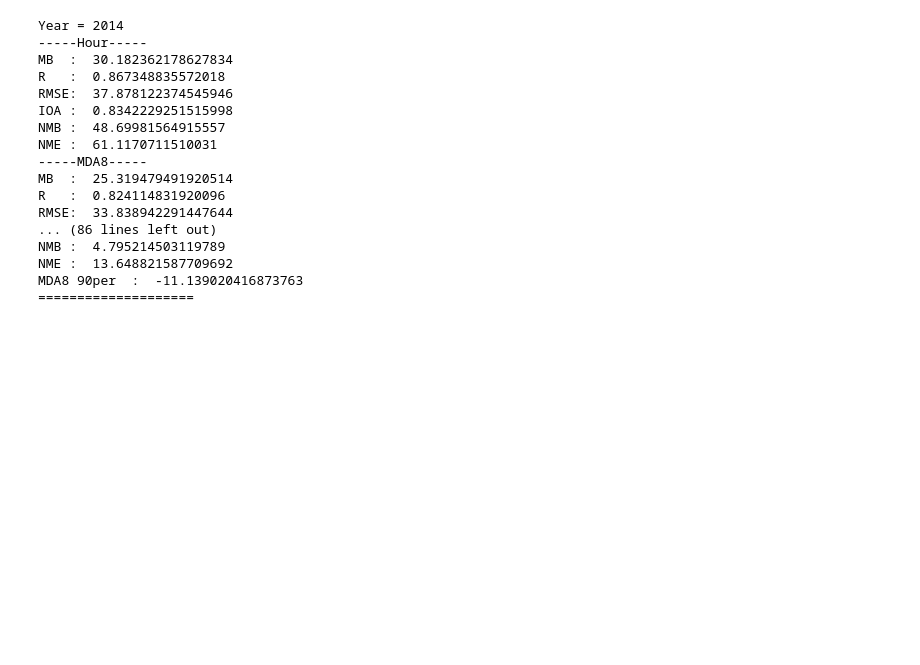
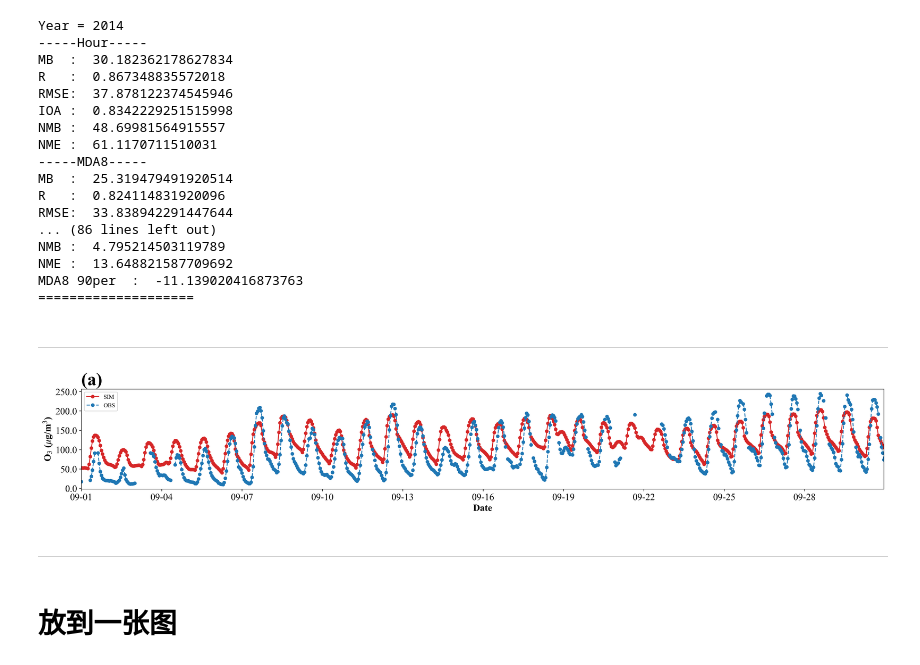
Before and after one commit to Iphisxu/MasterGRAD-Annually, a Jupyter notebook: scripts/Data_evaluation/O3_new.ipynb, the cells around one changed output. Saved outputs shown, nothing was run; the diff lists cells and outputs as text; code cells hidden in the pictures; blank space fills up the shorter version.

```diff
--- a/scripts/Data_evaluation/O3_new.ipynb
+++ b/scripts/Data_evaluation/O3_new.ipynb
@@ -139,3 +139,5 @@ NMB :  4.795214503119789
 NME :  13.648821587709692
 MDA8 90per  :  -11.139020416873763
 ====================
+# %% [markdown]
+---
@@ -141,0 +165,34 @@ MDA8 90per  :  -11.139020416873763
+# %%
+fig = plt.figure(figsize=(24,3),dpi=300)
+ax = fig.subplots(1,1)
+
+xx = np.arange(0,np.size(mean_obs,0),1)
+ax.plot(xx,mean_sim,color='tab:red',label='SIM',linestyle='-', marker='.',markersize=10)
+ax.plot(xx,mean_obs,color='tab:blue',label='OBS',linestyle='--',marker='.',markersize=10)
+
+ax.set_xlim([0,np.size(mean_obs,0)-1])
+ax.set_xticks(xx[::24*3])
+STR = get_STR(year,month)
+END = get_END(year,month)
+ax.set_xticklabels(pd.date_range(STR,END,freq='3D').strftime('%m-%d'),fontsize=16)
+# ax.tick_params(axis='x',labelsize=16,labelweight='bold')
+ax.set_yticklabels(ax.get_yticks(),fontsize=16)
+strdict = {'fontsize':16,'fontweight':'bold'}
+strdict2 = dict(fontsize=30,fontweight='bold',)
+ax.set_xlabel('Date',fontdict=strdict)
+ax.set_ylabel('O$_3$ ($\mu$g/m$^3$)',fontdict=strdict)
+if year == 2019 or year == 2014:
+    title = '(a)'
+elif year == 2021 or year == 2015:
+    title = '(b)'
+elif year == 2022 or year == 2016:
+    title = '(c)'
+ax.set_title(title,loc='left',fontdict=strdict2)
+ax.legend(loc=2)
+plt.show()
+# %% [output]
+[figure, added]
+# %% [markdown]
+---
+# %% [markdown]
+# 放到一张图
```
Also changed, not shown: parts of 4 cells of this notebook.
